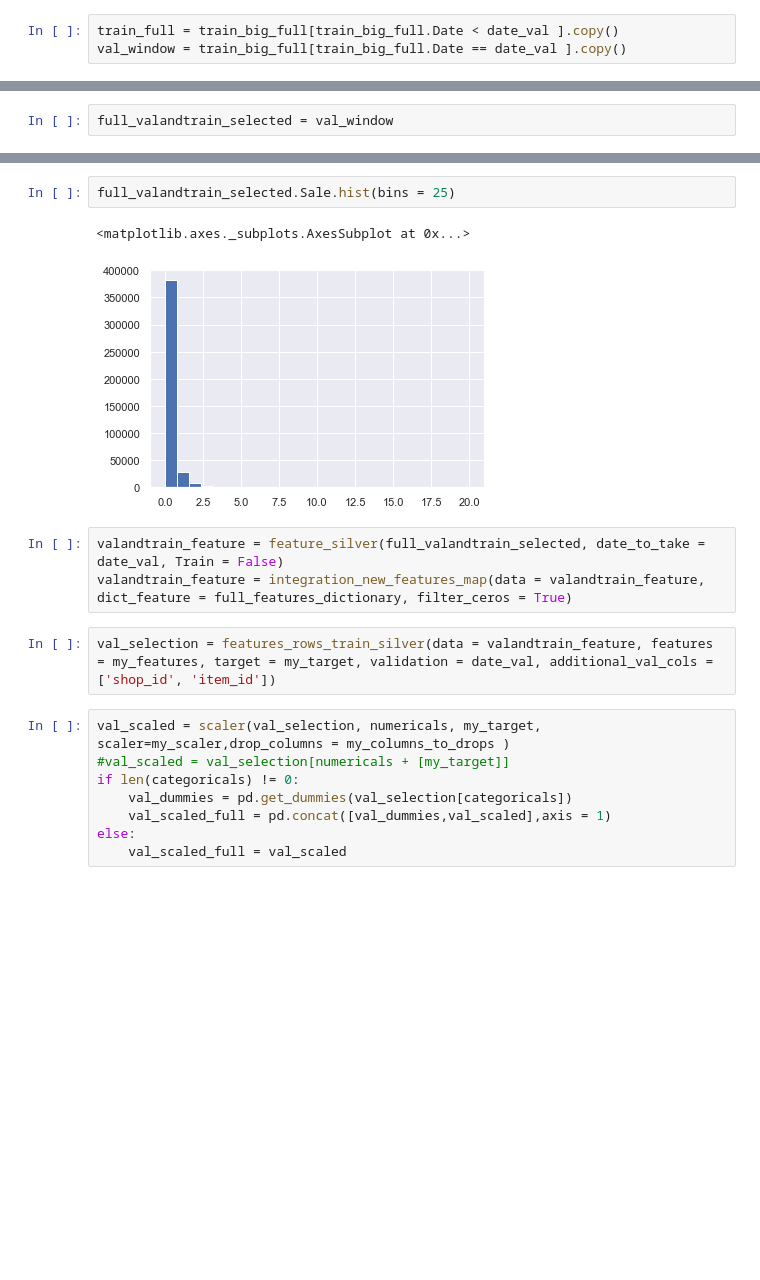
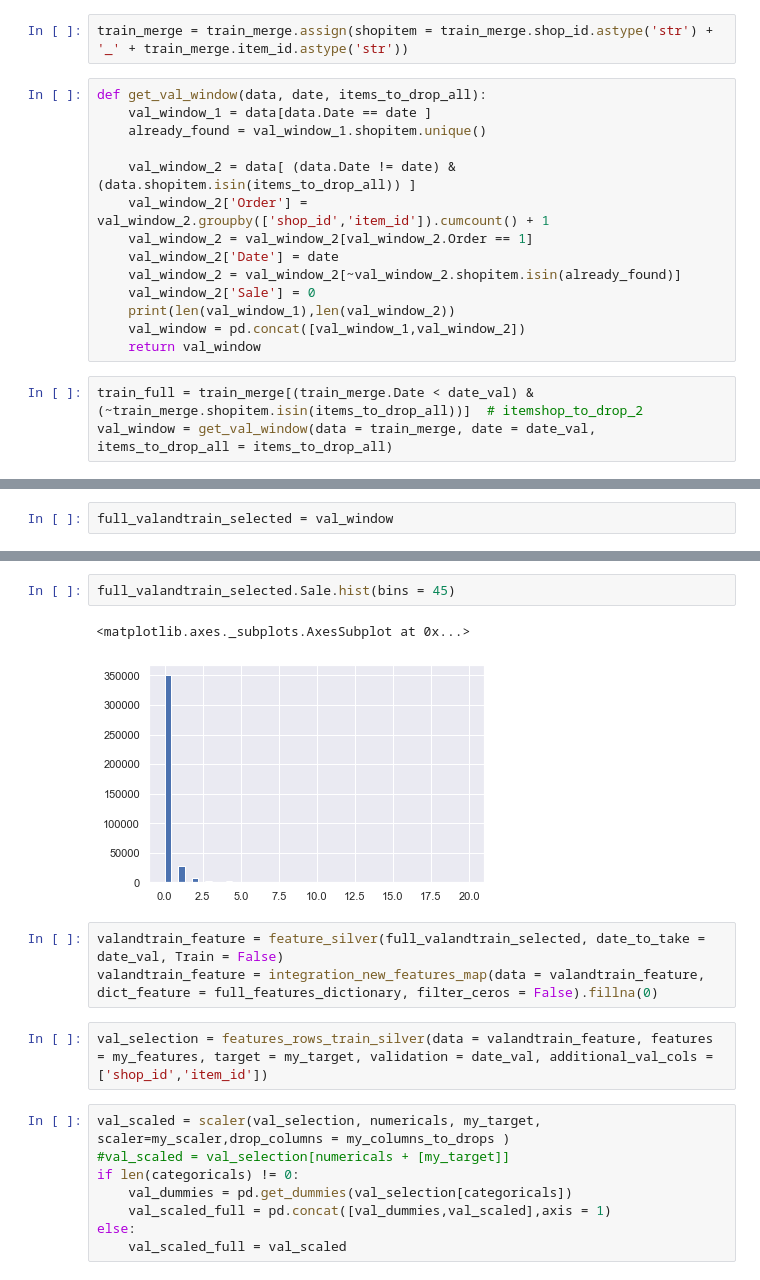
Before and after one commit to miguelmayhem92/Predict_Future_Sales, a Jupyter notebook: PFS_FE_MLM_P2.ipynb, the cells around one changed output, grey strips where cells are left out. Cells and saved outputs as stored; diff of their text form; blank space fills up the shorter version.

```diff
--- a/PFS_FE_MLM_P2.ipynb
+++ b/PFS_FE_MLM_P2.ipynb
@@ -94,5 +283,21 @@ Index(['InTest', 'shop_id', 'item_id', 'item_name', 'shopitem',
 # %%
 date_val = datetime.datetime(2014, 10, 1)
-# %%
-train_full = train_big_full[train_big_full.Date < date_val ].copy()
-val_window = train_big_full[train_big_full.Date == date_val ].copy()
+# %%
+train_merge = train_merge.assign(shopitem = train_merge.shop_id.astype('str') + '_' + train_merge.item_id.astype('str'))
+# %%
+def get_val_window(data, date, items_to_drop_all):
+    val_window_1 = data[data.Date == date ]
+    already_found = val_window_1.shopitem.unique()
+
+    val_window_2 = data[ (data.Date != date) & (data.shopitem.isin(items_to_drop_all)) ]
+    val_window_2['Order'] = val_window_2.groupby(['shop_id','item_id']).cumcount() + 1
+    val_window_2 = val_window_2[val_window_2.Order == 1]
+    val_window_2['Date'] = date
+    val_window_2 = val_window_2[~val_window_2.shopitem.isin(already_found)]
+    val_window_2['Sale'] = 0
+    print(len(val_window_1),len(val_window_2))
+    val_window = pd.concat([val_window_1,val_window_2])
+    return val_window
+# %%
+train_full = train_merge[(train_merge.Date < date_val) & (~train_merge.shopitem.isin(items_to_drop_all))]  # itemshop_to_drop_2
+val_window = get_val_window(data = train_merge, date = date_val, items_to_drop_all = items_to_drop_all)
@@ -793,13 +922,13 @@ full_valandtrain_selected.shape
 # %%
-full_valandtrain_selected.Sale.hist(bins = 25)
+full_valandtrain_selected.Sale.hist(bins = 45)
 # %% [output]
 <matplotlib.axes._subplots.AxesSubplot at 0x...>
-[figure, old version]
+[figure, new version]
 # %%
 valandtrain_feature = feature_silver(full_valandtrain_selected, date_to_take = date_val, Train = False)
-valandtrain_feature = integration_new_features_map(data = valandtrain_feature, dict_feature = full_features_dictionary, filter_ceros = True)
+valandtrain_feature = integration_new_features_map(data = valandtrain_feature, dict_feature = full_features_dictionary, filter_ceros = False).fillna(0)
 # %%
-val_selection = features_rows_train_silver(data = valandtrain_feature, features = my_features, target = my_target, validation = date_val, additional_val_cols = ['shop_id', 'item_id'])
+val_selection = features_rows_train_silver(data = valandtrain_feature, features = my_features, target = my_target, validation = date_val, additional_val_cols = ['shop_id','item_id'])
 # %%
 val_scaled = scaler(val_selection, numericals, my_target, scaler=my_scaler,drop_columns = my_columns_to_drops )
 #val_scaled = val_selection[numericals + [my_target]]
```
Also changed, not shown: parts of 166 cells of this notebook.
